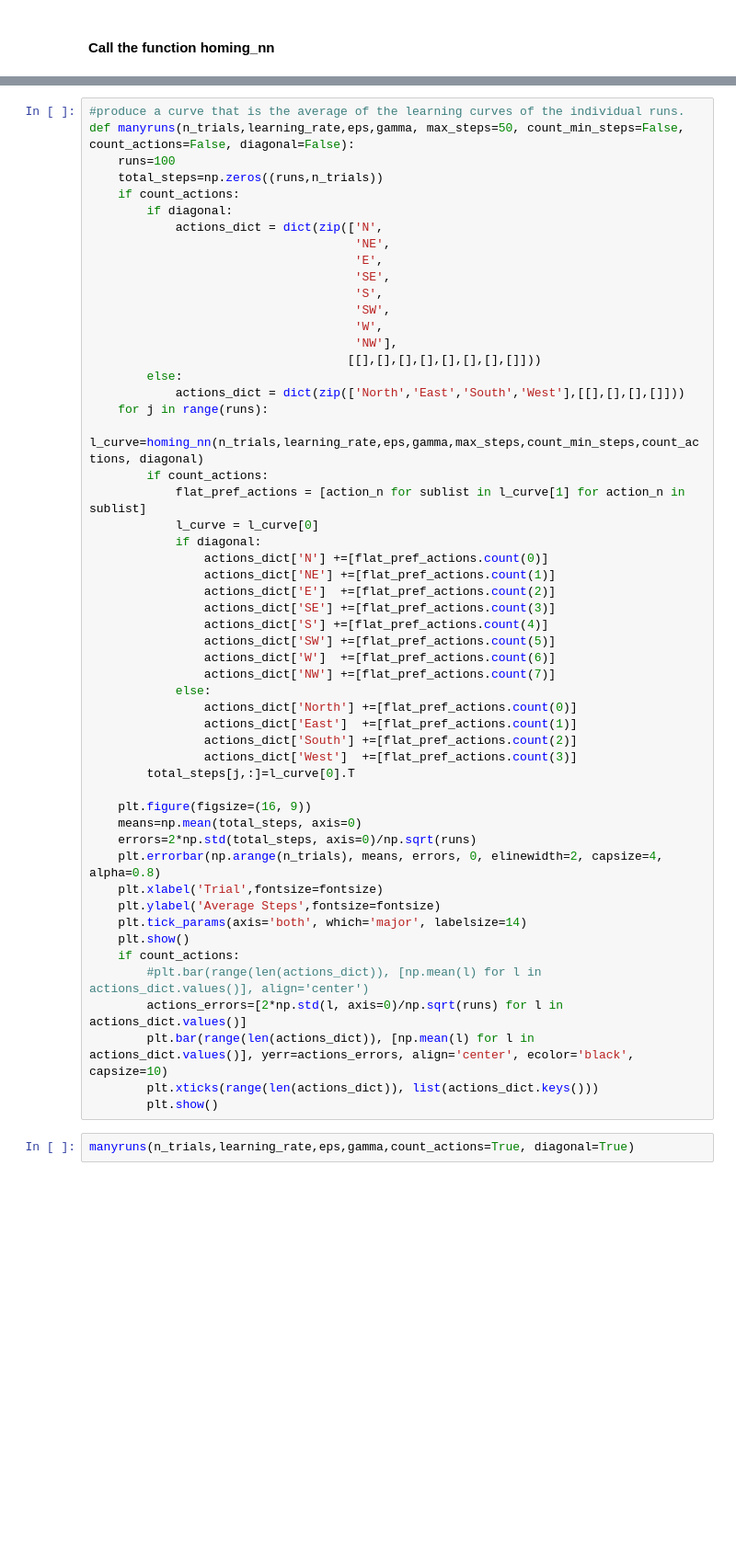
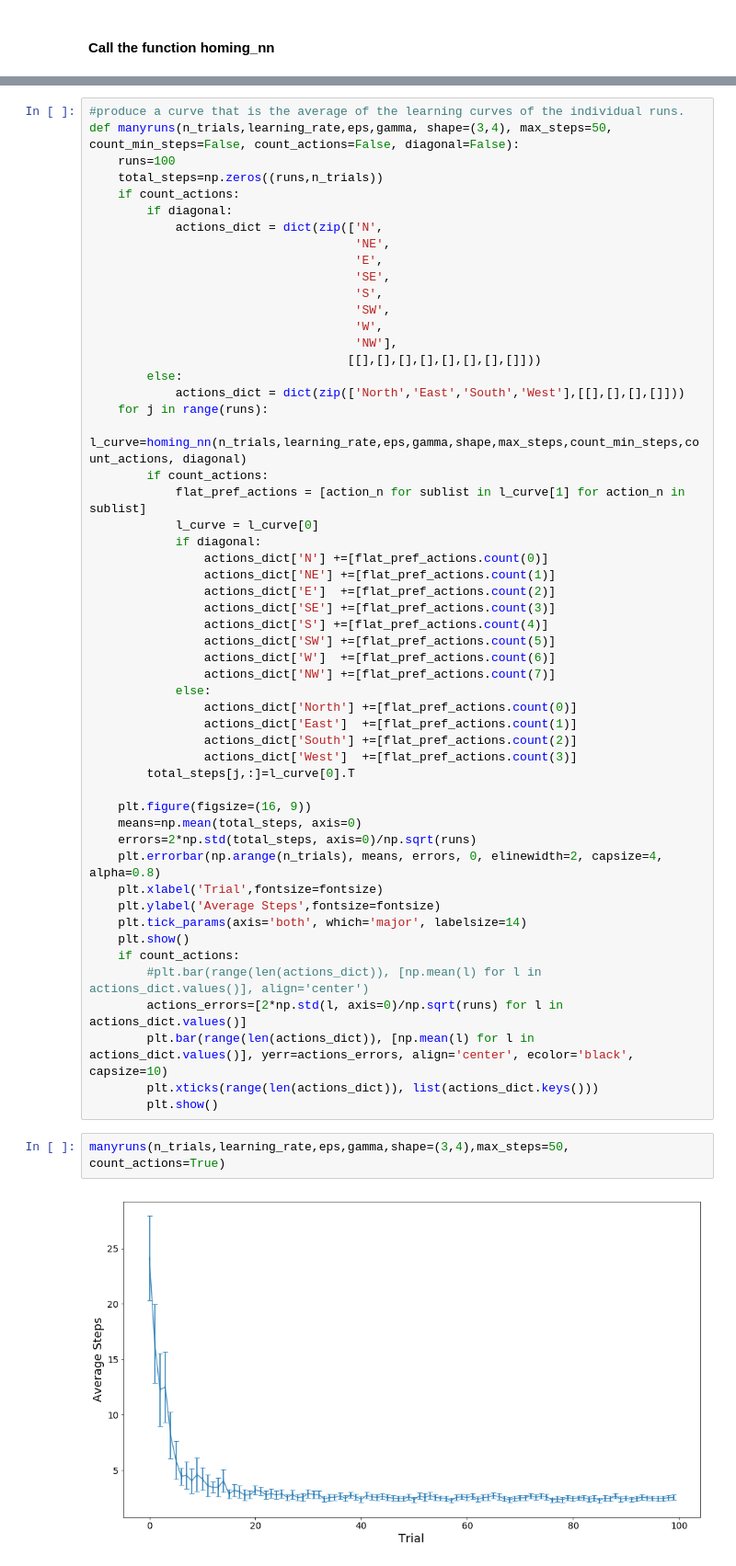
Before and after one commit to jcdhan1/COM3240-Labs, a Jupyter notebook: COM3240sessions79/Lab9.ipynb, the cells around one changed output, grey strips where cells are left out. Shown at 92% size. Saved outputs shown, nothing was run; the diff lists cells and outputs as text; blank space fills up the shorter version.

```diff
--- a/COM3240sessions79/Lab9.ipynb
+++ b/COM3240sessions79/Lab9.ipynb
@@ -225,6 +255,6 @@ plt.show()
 # %%
 #produce a curve that is the average of the learning curves of the individual runs.
-def manyruns(n_trials,learning_rate,eps,gamma, max_steps=50, count_min_steps=False, count_actions=False, diagonal=False):
+def manyruns(n_trials,learning_rate,eps,gamma, shape=(3,4), max_steps=50, count_min_steps=False, count_actions=False, diagonal=False):
     runs=100
     total_steps=np.zeros((runs,n_trials))
     if count_actions:
@@ -241,7 +271,7 @@ def manyruns(n_trials,learning_rate,eps,gamma, max_steps=50, count_min_steps=Fal
         else:
             actions_dict = dict(zip(['North','East','South','West'],[[],[],[],[]]))
     for j in range(runs):
-        l_curve=homing_nn(n_trials,learning_rate,eps,gamma,max_steps,count_min_steps,count_actions, diagonal)
+        l_curve=homing_nn(n_trials,learning_rate,eps,gamma,shape,max_steps,count_min_steps,count_actions, diagonal)
         if count_actions:
             flat_pref_actions = [action_n for sublist in l_curve[1] for action_n in sublist]
             l_curve = l_curve[0]
@@ -276,4 +306,6 @@ def manyruns(n_trials,learning_rate,eps,gamma, max_steps=50, count_min_steps=Fal
         plt.xticks(range(len(actions_dict)), list(actions_dict.keys()))
         plt.show()
 # %%
-manyruns(n_trials,learning_rate,eps,gamma,count_actions=True, diagonal=True)
+manyruns(n_trials,learning_rate,eps,gamma,shape=(3,4),max_steps=50, count_actions=True)
+# %% [output]
+[figure, added]
```
Also changed, not shown: parts of 19 cells of this notebook, 11 other files.
